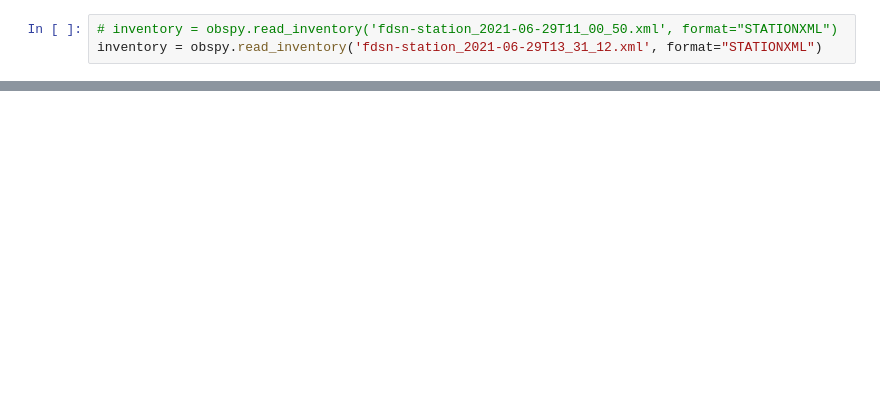
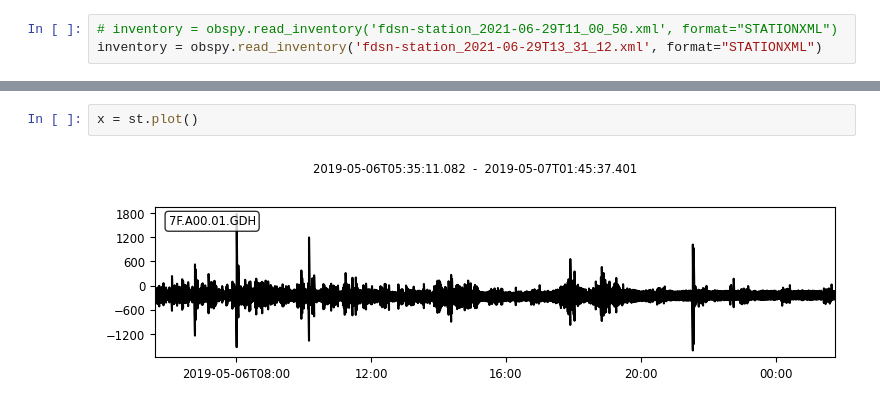
Before and after one commit to SerpRateAI/boreholeAcoustics, a Jupyter notebook: hydrophone exploration.ipynb, the cells around one changed output, grey strips where cells are left out. Drawn from its saved outputs; the diff is of its cells as text; blank space fills up the shorter version.

```diff
--- a/hydrophone exploration.ipynb
+++ b/hydrophone exploration.ipynb
@@ -31,0 +87,4 @@ with io.open(path, "rb") as fh:
+# %%
+x = st.plot()
+# %% [output]
+[figure, added]
```
Also changed, not shown: parts of 19 cells of this notebook.
